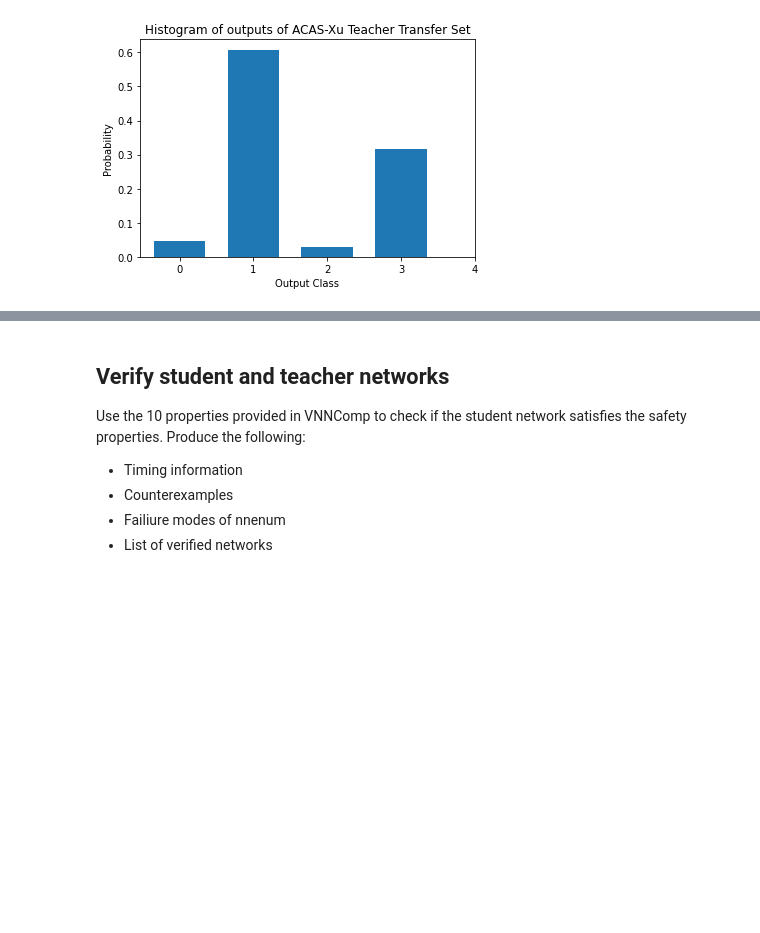
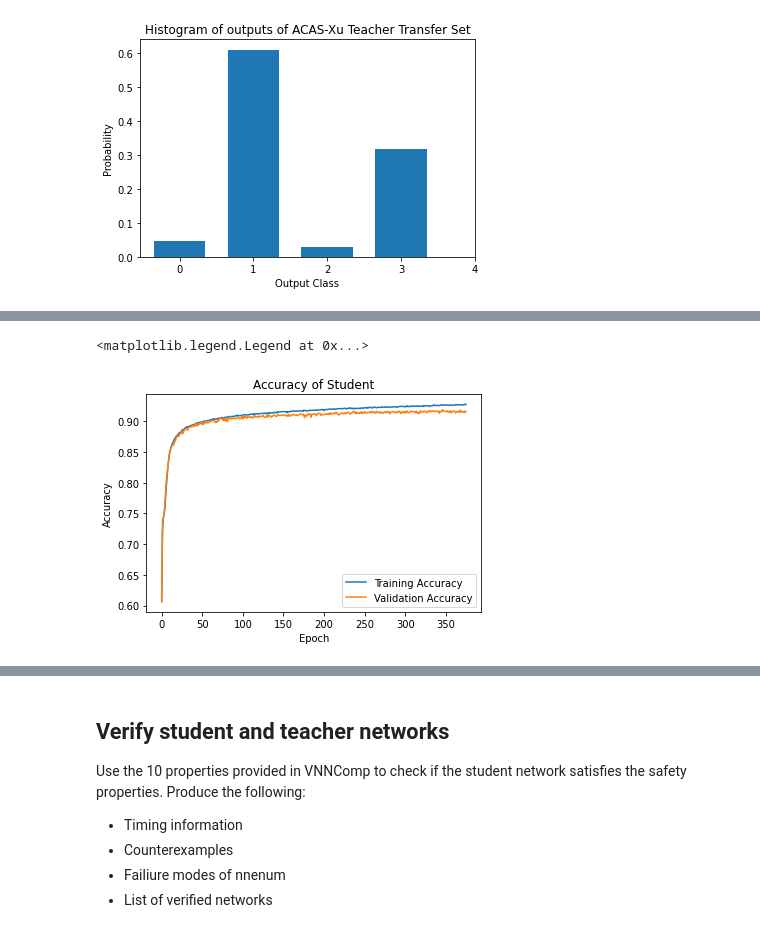
Before and after one commit to jordanperr/masters-thesis, a Jupyter notebook: notebooks/thesis_figures/acasxu-distillation.ipynb, the cells around one changed output, grey strips where cells are left out. Drawn from its saved outputs; the diff is of its cells as text; code cells hidden in the pictures; blank space fills up the shorter version.

```diff
--- a/notebooks/thesis_figures/acasxu-distillation.ipynb
+++ b/notebooks/thesis_figures/acasxu-distillation.ipynb
@@ -159,3 +89,13 @@ plt.plot(student_model.history.history["sparse_categorical_accuracy"])
+# %%
+plt.plot(history.history["sparse_categorical_accuracy"], label="Training Accuracy")
+plt.plot(history.history["val_sparse_categorical_accuracy"], label="Validation Accuracy")
+plt.title("Accuracy of Student")
+plt.ylabel("Accuracy")
+plt.xlabel("Epoch")
+plt.legend()
+# %% [output]
+<matplotlib.legend.Legend at 0x...>
+[figure, added]
 # %%
 # Input Scaling
 
```
Also changed, not shown: parts of 12 cells of this notebook, 10 other files.
